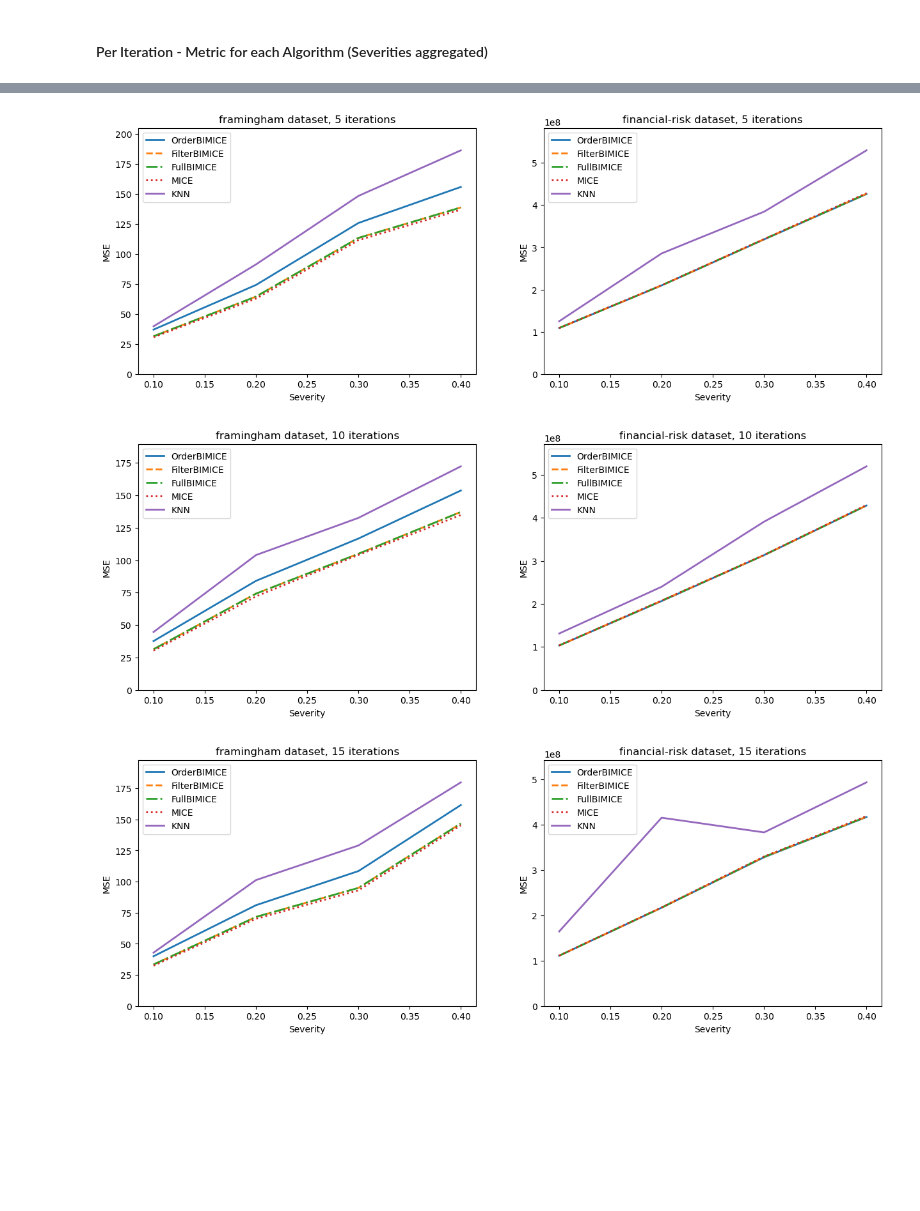
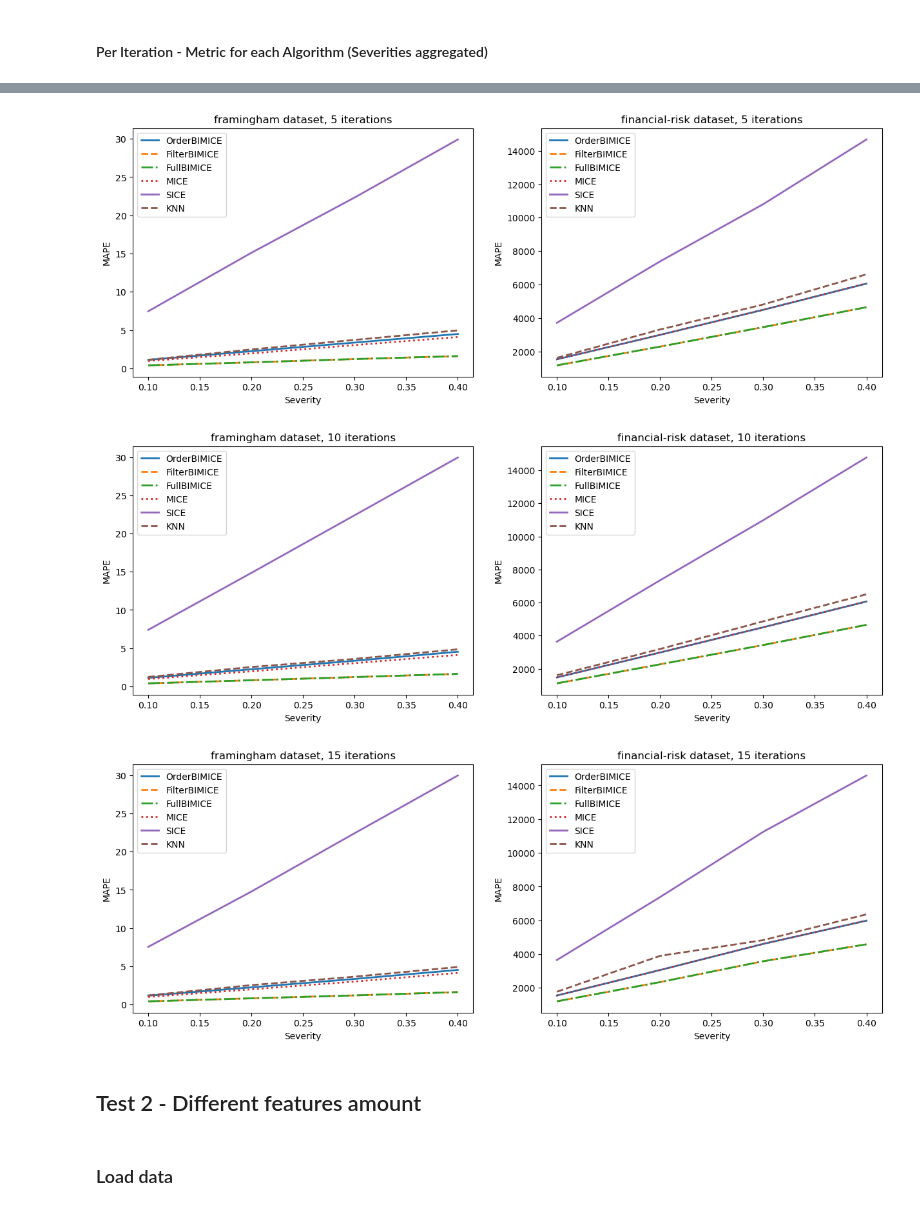
Before and after one commit to yoavzelinger/BIMICE, a Jupyter notebook: results_exploration.ipynb, the cells around one changed output, grey strips where cells are left out. Cells and saved outputs as stored; diff of their text form; code cells hidden in the pictures; blank space fills up the shorter version.

```diff
--- a/results_exploration.ipynb
+++ b/results_exploration.ipynb
@@ -16,8 +16,7 @@ import pickle
 # %% [markdown]
 ### Constants
 # %%
-algorithms = ["OrderBIMICE", "FilterBIMICE", "FullBIMICE", "MICE",# "SICE",
-              "KNN"]
+algorithms = ["OrderBIMICE", "FilterBIMICE", "FullBIMICE", "MICE", "SICE", "KNN"]
 metrics = ["RMSE", "MSE", "MAE", "MAPE"]
 iterations = [5, 10, 15]
 # %% [markdown]
@@ -155,16 +155,16 @@ data
 # %%
-metric = "MSE"
-framingham_MSE_df_dict = {}
+metric = "MAE"
+framingham_MAE_df_dict = {}
 for current_iteration in iterations:
-    framingham_MSE_df_dict[current_iteration] = {}
+    framingham_MAE_df_dict[current_iteration] = {}
     for algorithm in algorithms:
-        framingham_MSE_df_dict[current_iteration][algorithm] = [framingham_MCAR_results_transformed[algorithm][current_severity][current_iteration][metric] for current_severity in severities]
+        framingham_MAE_df_dict[current_iteration][algorithm] = [framingham_MCAR_results_transformed[algorithm][current_severity][current_iteration][metric] for current_severity in severities]
 
-financial_risk_MSE_df_dict = {}
+financial_risk_MAE_df_dict = {}
 for current_iteration in iterations:
-    financial_risk_MSE_df_dict[current_iteration] = {}
+    financial_risk_MAE_df_dict[current_iteration] = {}
     for algorithm in algorithms:
-        financial_risk_MSE_df_dict[current_iteration][algorithm] = [financial_risk_MCAR_results_transformed[algorithm][current_severity][current_iteration][metric] for current_severity in severities]
+        financial_risk_MAE_df_dict[current_iteration][algorithm] = [financial_risk_MCAR_results_transformed[algorithm][current_severity][current_iteration][metric] for current_severity in severities]
 
 metric = "MAPE"
 framingham_MAPE_df_dict = {}
@@ -178,3 +178,17 @@ for current_iteration in iterations:
     financial_risk_MAPE_df_dict[current_iteration] = {}
     for algorithm in algorithms:
         financial_risk_MAPE_df_dict[current_iteration][algorithm] = [financial_risk_MCAR_results_transformed[algorithm][current_severity][current_iteration][metric] for current_severity in severities]
+# %%
+line_styles = ['-', '--', '-.', ':']
+
+for current_iteration in iterations:
+    fig, axs = plt.subplots(1, 2, figsize=(15, 5))
+    for i, (dataset, MAE_df_dict) in enumerate([("framingham", framingham_MAE_df_dict), ("financial-risk", financial_risk_MAE_df_dict)]):
+        ax = axs[i]
+        for j, algorithm in enumerate(algorithms):
+            ax.plot(severities, MAE_df_dict[current_iteration][algorithm], label=algorithm, linewidth=2, linestyle=line_styles[j % len(line_styles)])
+        ax.set_title(f"{dataset} dataset, {current_iteration} iterations")
+        ax.set_xlabel("Severity")
+        ax.set_ylabel("MAE")
+        ax.legend()
+    plt.show()
@@ -181,19 +199,22 @@ for current_iteration in iterations:
 # %%
 line_styles = ['-', '--', '-.', ':']
 
 for current_iteration in iterations:
     fig, axs = plt.subplots(1, 2, figsize=(15, 5))
-    for i, (dataset, MSE_df_dict) in enumerate([("framingham", framingham_MSE_df_dict), ("financial-risk", financial_risk_MSE_df_dict)]):
+    for i, (dataset, MAPE_df_dict) in enumerate([("framingham", framingham_MAPE_df_dict), ("financial-risk", financial_risk_MAPE_df_dict)]):
         ax = axs[i]
         for j, algorithm in enumerate(algorithms):
-            ax.plot(severities, MSE_df_dict[current_iteration][algorithm], label=algorithm, linewidth=2, linestyle=line_styles[j % len(line_styles)])  # Increase line width and set line style
+            ax.plot(severities, MAPE_df_dict[current_iteration][algorithm], label=algorithm, linewidth=2, linestyle=line_styles[j % len(line_styles)])  # Increase line width and set line style
         ax.set_title(f"{dataset} dataset, {current_iteration} iterations")
         ax.set_xlabel("Severity")
-        ax.set_ylabel("MSE")
+        ax.set_ylabel("MAPE")
         ax.legend()
-        ax.set_ylim([0, max(max(MSE_df_dict[current_iteration][alg]) for alg in algorithms) * 1.1])  # Increase scale
     plt.show()
 # %% [output]
-[figure, old version]
+[figure, new version]
-[figure, old version]
+[figure, new version]
-[figure, old version]
+[figure, new version]
+# %% [markdown]
+## Test 2 - Different features amount
+# %% [markdown]
+### Load data
```
Also changed, not shown: parts of 11 cells of this notebook, 1 other file.
